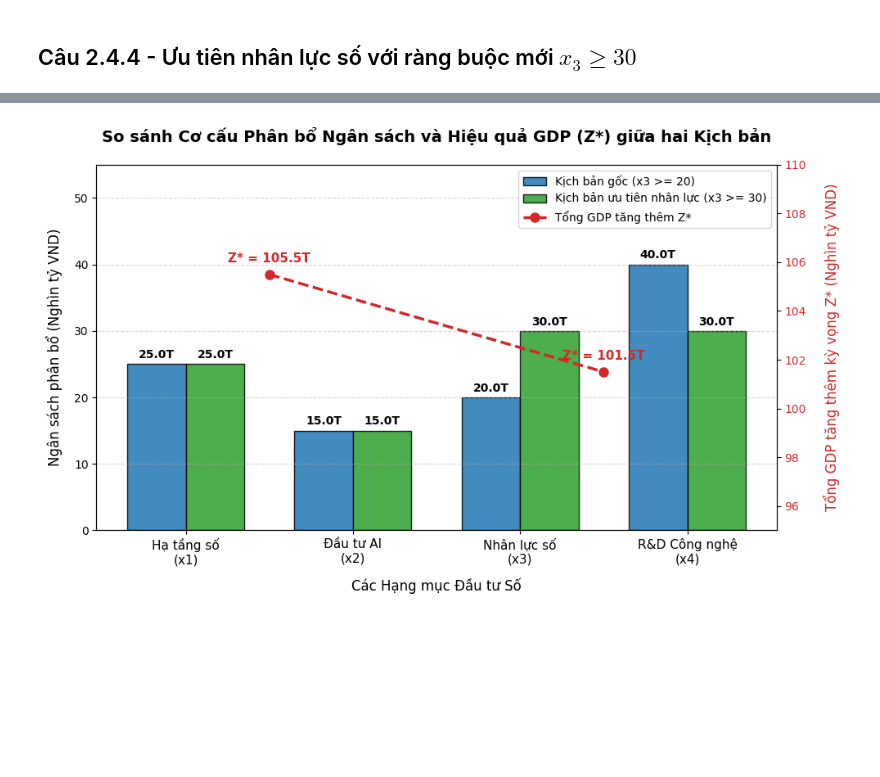
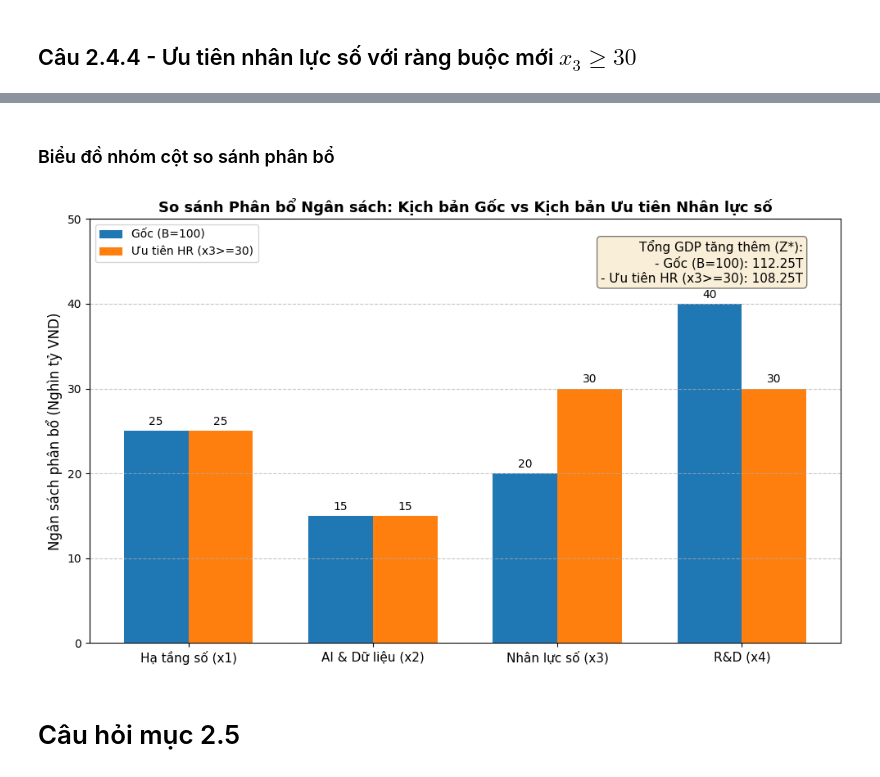
Before and after one commit to Doan0904/aideom_vn, a Jupyter notebook: notebooks/bai02_lp_phan_bo.ipynb, the cells around one changed output, grey strips where cells are left out. Cells and saved outputs as stored; diff of their text form; code cells hidden in the pictures; blank space fills up the shorter version.

```diff
--- a/notebooks/bai02_lp_phan_bo.ipynb
+++ b/notebooks/bai02_lp_phan_bo.ipynb
@@ -186,66 +242,35 @@ Thay đổi so với ban đầu: 2.75 nghìn tỷ VND
+# %% [markdown]
+### Biểu đồ nhóm cột so sánh phân bổ
 # %%
-import matplotlib.pyplot as plt
-import numpy as np
-
-# --- Dữ liệu kết quả chạy từ mô hình tối ưu tuyến tính ---
-# Nghiệm ban đầu (Câu 2.4.2): x1=25, x2=15, x3=20, x4=40 -> Z* = 105.5
-# Nghiệm sau khi siết ràng buộc x3 >= 30 (Câu 2.4.4): x1=25, x2=15, x3=30, x4=30 -> Z* = 101.5
-
-labels = ['Hạ tầng số\n(x1)', 'Đầu tư AI\n(x2)', 'Nhân lực số\n(x3)', 'R&D Công nghệ\n(x4)']
-allocation_original = [25.0, 15.0, 20.0, 40.0]
-allocation_new = [25.0, 15.0, 30.0, 30.0]
-
-x = np.arange(len(labels))  # Vị trí các nhóm cột
-width = 0.35  # Độ rộng của cột
+# Sửa lỗi trực quan hóa: Biểu đồ cột ghép (Grouped bar chart) để so sánh phân bổ
+labels = ['Hạ tầng số (x1)', 'AI & Dữ liệu (x2)', 'Nhân lực số (x3)', 'R&D (x4)']
+x = np.arange(len(labels))
+width = 0.35
 
 fig, ax1 = plt.subplots(figsize=(10, 6))
+rects1 = ax1.bar(x - width/2, x_base, width, label='Gốc (B=100)', color='#1f77b4')
+rects2 = ax1.bar(x + width/2, x_x3, width, label='Ưu tiên HR (x3>=30)', color='#ff7f0e')
 
-# 1. Vẽ các cột phân bổ ngân sách (Trục bên trái)
-rects1 = ax1.bar(x - width/2, allocation_original, width, label='Kịch bản gốc (x3 >= 20)', color='#1f77b4', edgecolor='black', alpha=0.85)
-rects2 = ax1.bar(x + width/2, allocation_new, width, label='Kịch bản ưu tiên nhân lực (x3 >= 30)', color='#2ca02c', edgecolor='black', alpha=0.85)
-
-ax1.set_xlabel('Các Hạng mục Đầu tư Số', fontsize=12, labelpad=10)
-ax1.set_ylabel('Ngân sách phân bổ (Nghìn tỷ VND)', fontsize=12, labelpad=10)
-ax1.set_title('So sánh Cơ cấu Phân bổ Ngân sách và Hiệu quả GDP (Z*) giữa hai Kịch bản', fontsize=14, fontweight='bold', pad=20)
+ax1.set_ylabel('Ngân sách phân bổ (Nghìn tỷ VND)', fontsize=12)
+ax1.set_title('So sánh Phân bổ Ngân sách: Kịch bản Gốc vs Kịch bản Ưu tiên Nhân lực số', fontsize=13, fontweight='bold')
 ax1.set_xticks(x)
 ax1.set_xticklabels(labels, fontsize=11)
-ax1.set_ylim(0, 55)
-ax1.grid(axis='y', linestyle='--', alpha=0.5)
+ax1.set_ylim(0, 50)
+ax1.legend(loc='upper left')
 
-# Thêm số liệu trên đầu các cột ngân sách
-def autolabel(rects):
-    for rect in rects:
-        height = rect.get_height()
-        ax1.annotate(f'{height:.1f}T',
-                    xy=(rect.get_x() + rect.get_width() / 2, height),
-                    xytext=(0, 3),  # 3 points vertical offset
-                    textcoords="offset points",
-                    ha='center', va='bottom', fontsize=10, fontweight='bold')
+ax1.bar_label(rects1, padding=3)
+ax1.bar_label(rects2, padding=3)
 
-autolabel(rects1)
-autolabel(rects2)
+# Đưa tổng Z* vào một Text Box chuẩn hóa (sử dụng biến động, không hardcode)
+textstr = f"Tổng GDP tăng thêm (Z*):\n- Gốc (B=100): {z_base:.2f}T\n- Ưu tiên HR (x3>=30): {z_x3:.2f}T"
+props = dict(boxstyle='round', facecolor='wheat', alpha=0.5)
+ax1.text(0.95, 0.95, textstr, transform=ax1.transAxes, fontsize=11,
+        verticalalignment='top', horizontalalignment='right', bbox=props)
 
-# 2. Vẽ sự thay đổi của hàm mục tiêu GDP Gain Z* (Dùng trục phụ bên phải)
-ax2 = ax1.twinx()
-scenarios = ['Gốc (x3>=20)', 'Ưu tiên HR (x3>=30)']
-z_scores = [105.5, 101.5]
-
-# Vẽ đường biểu diễn biến thiên của Z*
-ax2.plot([0.5, 2.5], z_scores, color='#d62728', marker='o', markersize=8, linestyle='--', linewidth=2.5, label='Tổng GDP tăng thêm Z*')
-ax2.set_ylabel('Tổng GDP tăng thêm kỳ vọng Z* (Nghìn tỷ VND)', color='#d62728', fontsize=12, labelpad=15)
-ax2.tick_params(axis='y', labelcolor='#d62728')
-ax2.set_ylim(95, 110)
-
-# Ghi chú giá trị Z* trực tiếp lên đồ thị đường
-for i, txt in enumerate(z_scores):
-    ax2.annotate(f'Z* = {txt:.1f}T', (0.5 if i==0 else 2.5, z_scores[i] + 0.5), color='#d62728', fontweight='bold', fontsize=11, ha='center')
-
-# Gom legend của cả 2 trục lại làm một
-lines1, labels1 = ax1.get_legend_handles_labels()
-lines2, labels2 = ax2.get_legend_handles_labels()
-ax1.legend(lines1 + lines2, labels1 + labels2, loc='upper right', fontsize=10)
-
+plt.grid(axis='y', linestyle='--', alpha=0.7)
 plt.tight_layout()
 plt.show()
 # %% [output]
-[figure, old version]
+[figure, new version]
+# %% [markdown]
+# Câu hỏi mục 2.5
```
Also changed, not shown: parts of 16 cells of this notebook.
